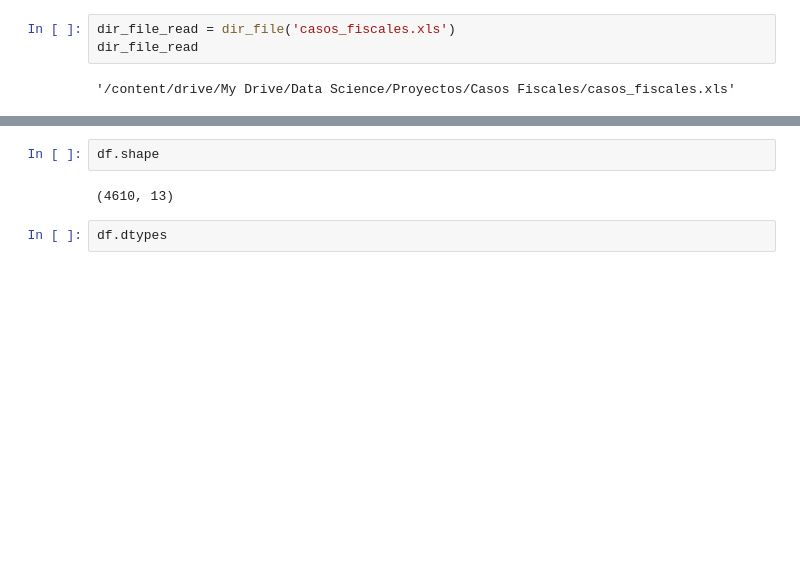
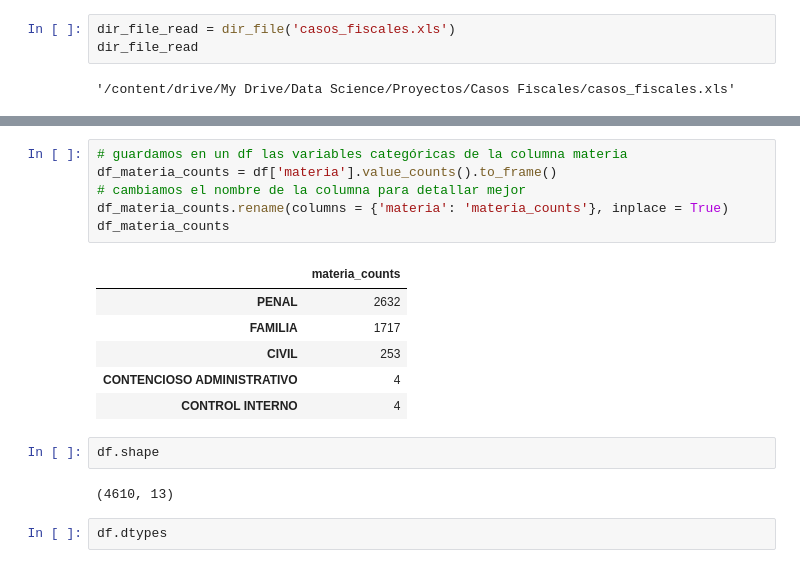
Before and after one commit to FernandoCallasaca/data_science_projects, a Jupyter notebook: Casos_Fiscales.ipynb, the cells around one changed output, grey strips where cells are left out. Saved outputs shown, nothing was run; the diff lists cells and outputs as text; blank space fills up the shorter version.

```diff
--- a/Casos_Fiscales.ipynb
+++ b/Casos_Fiscales.ipynb
@@ -34,3 +69,16 @@ df.head(5)
+# %%
+# guardamos en un df las variables categóricas de la columna materia
+df_materia_counts = df['materia'].value_counts().to_frame()
+# cambiamos el nombre de la columna para detallar mejor
+df_materia_counts.rename(columns = {'materia': 'materia_counts'}, inplace = True)
+df_materia_counts
+# %% [output]
+|  | materia_counts |
+| PENAL | 2632 |
+| FAMILIA | 1717 |
+| CIVIL | 253 |
+| CONTENCIOSO ADMINISTRATIVO | 4 |
+| CONTROL INTERNO | 4 |
 # %%
 df.shape
 # %% [output]
```
Also changed, not shown: parts of 5 cells of this notebook.
